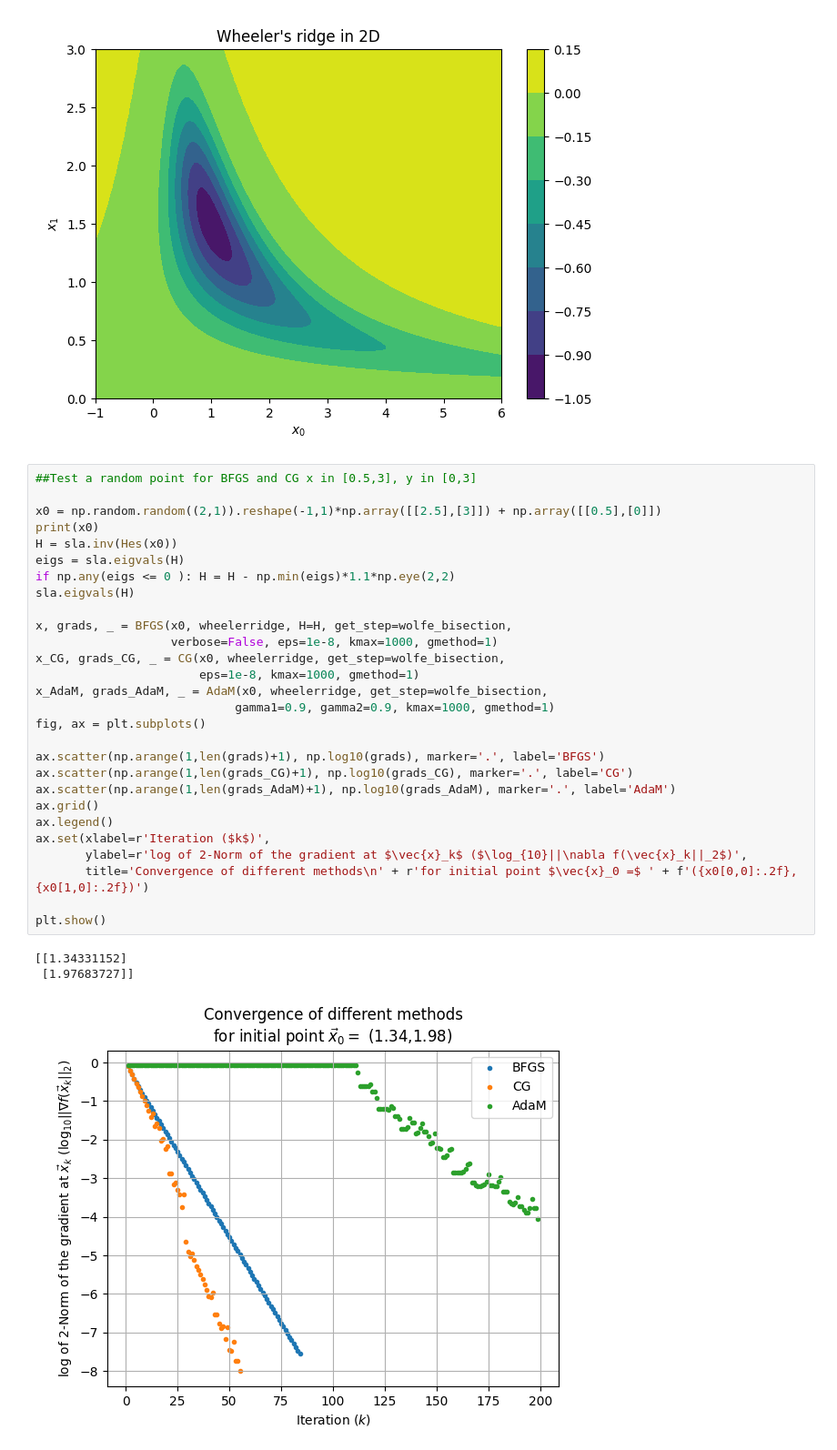
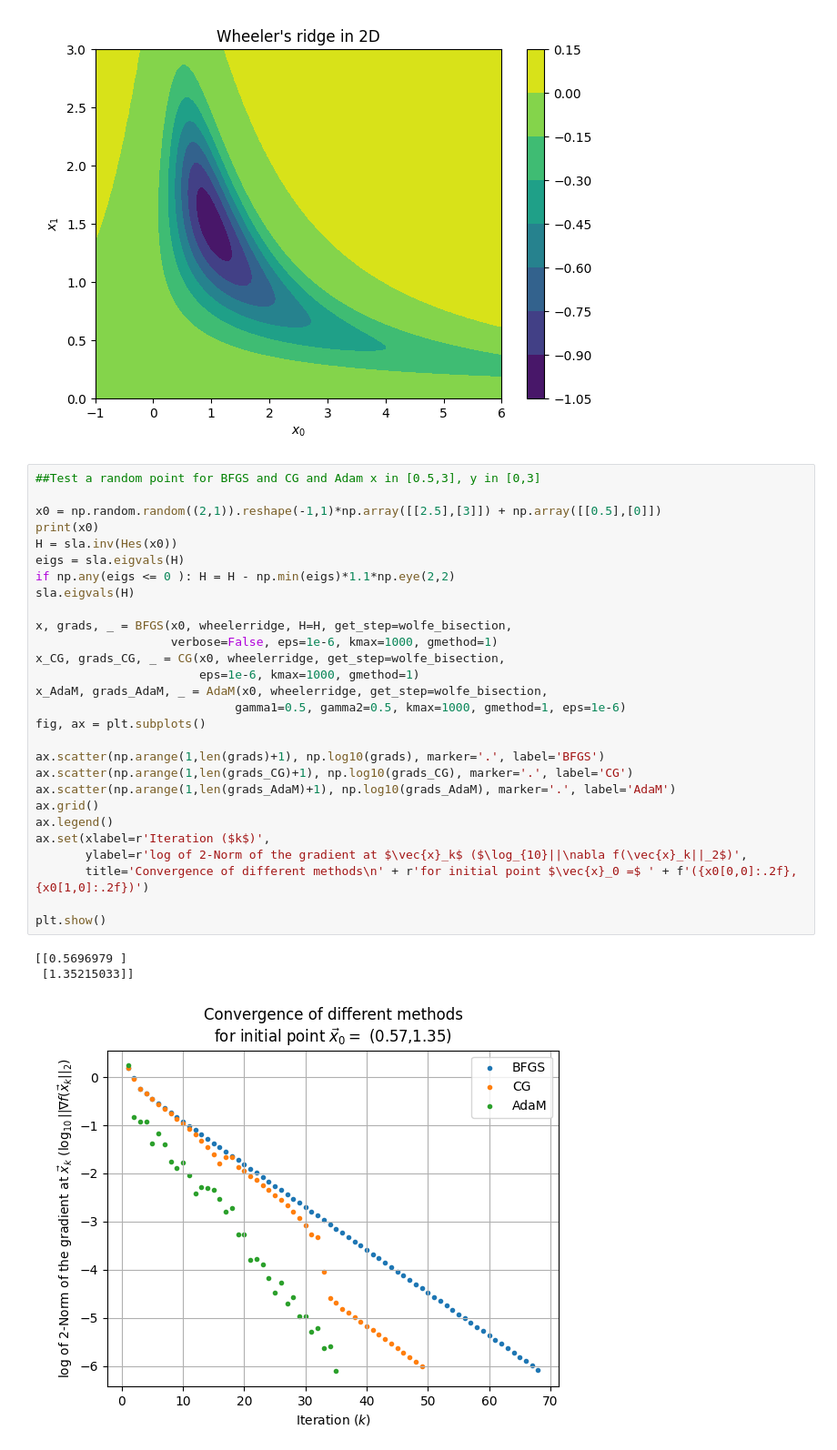
Before and after one commit to BGhertner/APMA923-Assig3, a Jupyter notebook: Code/testing_methods.ipynb, the cells around one changed output. Shown at 91% size. Cells and saved outputs as stored; diff of their text form.

```diff
--- a/Code/testing_methods.ipynb
+++ b/Code/testing_methods.ipynb
@@ -61,37 +61,37 @@ plt.show()
 # %% [output]
 [figure]
 # %%
-##Test a random point for BFGS and CG x in [0.5,3], y in [0,3]
+##Test a random point for BFGS and CG and Adam x in [0.5,3], y in [0,3]
 
 x0 = np.random.random((2,1)).reshape(-1,1)*np.array([[2.5],[3]]) + np.array([[0.5],[0]])
 print(x0)
 H = sla.inv(Hes(x0))
 eigs = sla.eigvals(H)
 if np.any(eigs <= 0 ): H = H - np.min(eigs)*1.1*np.eye(2,2)
 sla.eigvals(H)
 
 x, grads, _ = BFGS(x0, wheelerridge, H=H, get_step=wolfe_bisection,
-                   verbose=False, eps=1e-8, kmax=1000, gmethod=1)
+                   verbose=False, eps=1e-6, kmax=1000, gmethod=1)
 x_CG, grads_CG, _ = CG(x0, wheelerridge, get_step=wolfe_bisection,
-                       eps=1e-8, kmax=1000, gmethod=1)
+                       eps=1e-6, kmax=1000, gmethod=1)
 x_AdaM, grads_AdaM, _ = AdaM(x0, wheelerridge, get_step=wolfe_bisection,
-                            gamma1=0.9, gamma2=0.9, kmax=1000, gmethod=1)
+                            gamma1=0.5, gamma2=0.5, kmax=1000, gmethod=1, eps=1e-6)
 fig, ax = plt.subplots()
 
 ax.scatter(np.arange(1,len(grads)+1), np.log10(grads), marker='.', label='BFGS')
 ax.scatter(np.arange(1,len(grads_CG)+1), np.log10(grads_CG), marker='.', label='CG')
 ax.scatter(np.arange(1,len(grads_AdaM)+1), np.log10(grads_AdaM), marker='.', label='AdaM')
 ax.grid()
 ax.legend()
 ax.set(xlabel=r'Iteration ($k$)',
        ylabel=r'log of 2-Norm of the gradient at $\vec{x}_k$ ($\log_{10}||\nabla f(\vec{x}_k||_2$)',
        title='Convergence of different methods\n' + r'for initial point $\vec{x}_0 =$ ' + f'({x0[0,0]:.2f},{x0[1,0]:.2f})')
 
 plt.show()
 # %% [output]
-[[1.34331152]
- [1.97683727]]
+[[0.5696979 ]
+ [1.35215033]]
-[figure, old version]
+[figure, new version]
 # %%
 #Testing BFGS
 its = []
```
Also changed, not shown: parts of 4 cells of this notebook, 2 other files.
